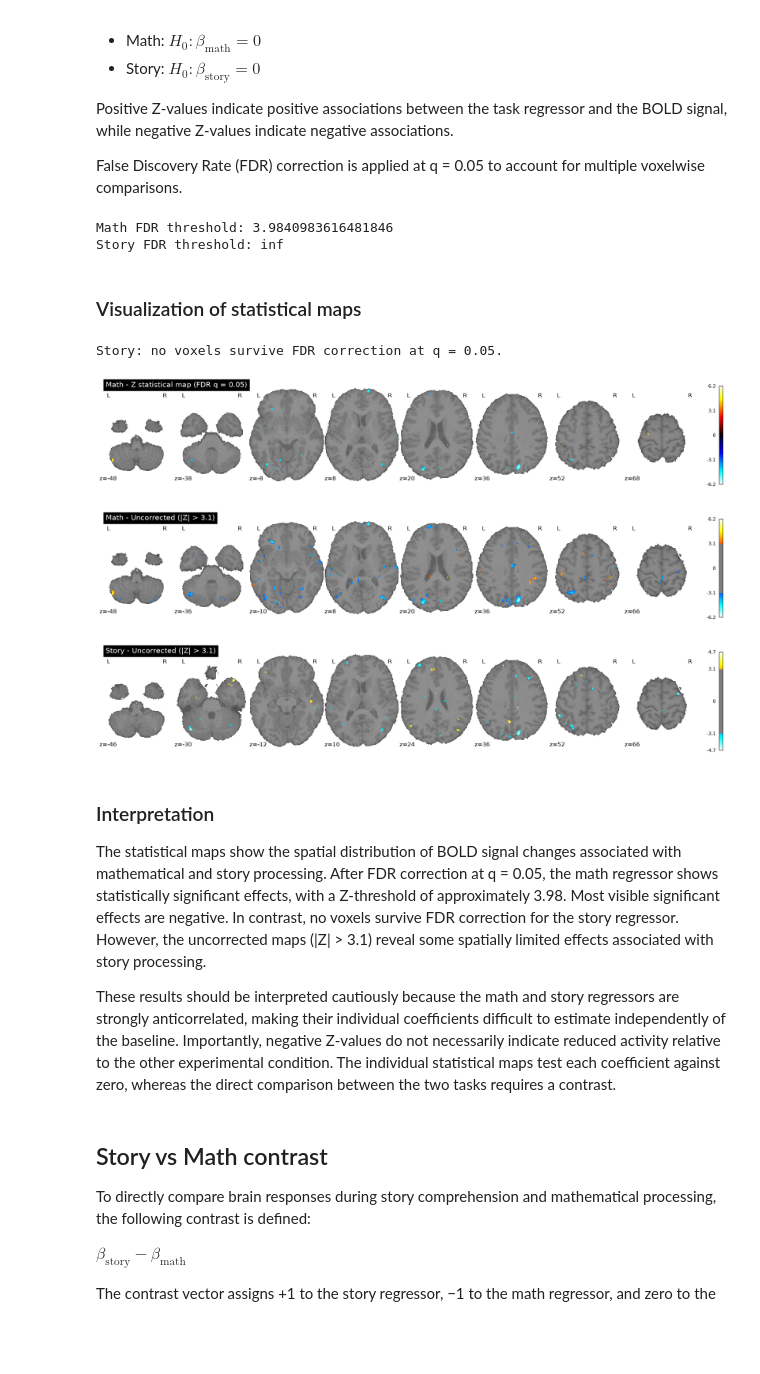
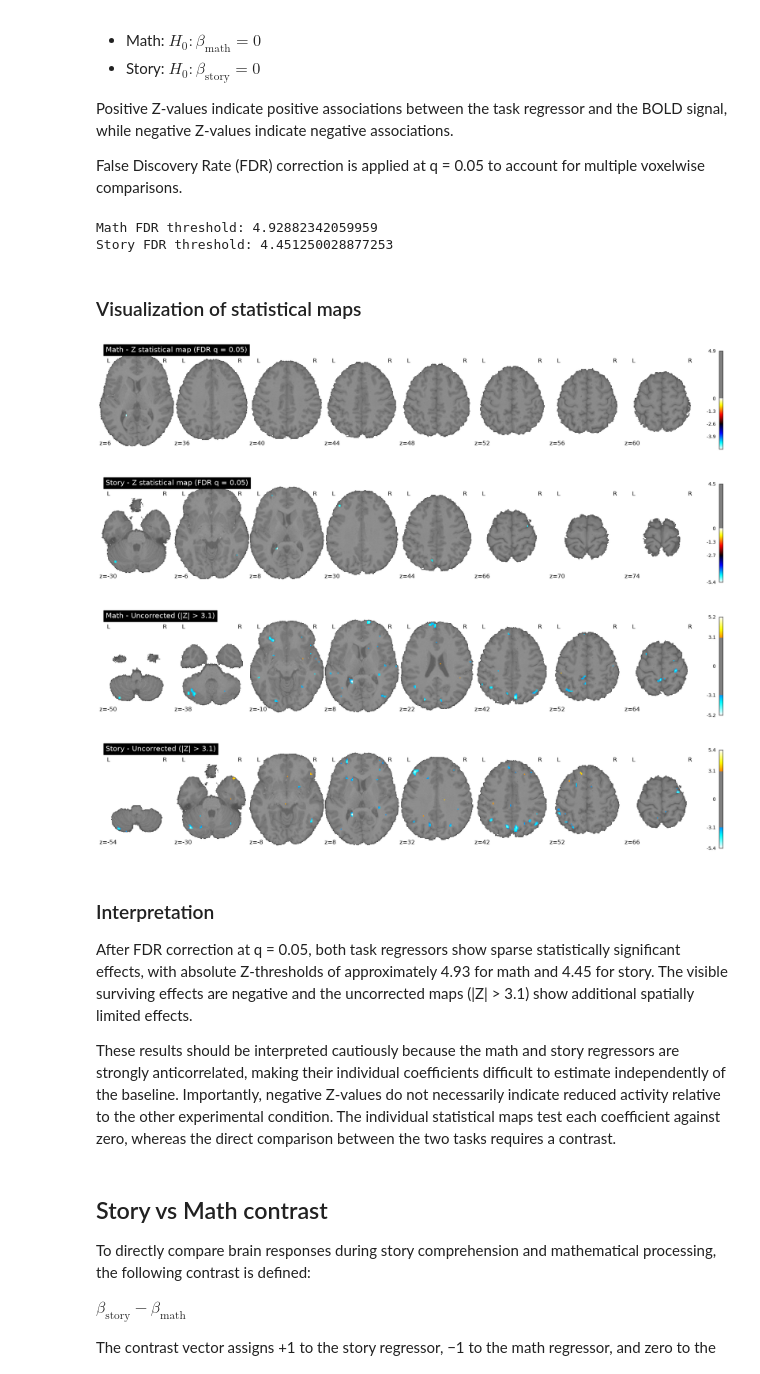
Before and after one commit to camillaberti/miniproject_nssp1, a Jupyter notebook: glm.ipynb, the cells around one changed output. Drawn from its saved outputs; the diff is of its cells as text; code cells hidden in the pictures; blank space fills up the shorter version.

```diff
--- a/glm.ipynb
+++ b/glm.ipynb
@@ -65,8 +63,9 @@ events_path = op.join(
 events = pd.read_csv(events_path)
 
 # Select the main experimental conditions
-events_glm = events[
-    events['trial_type'].isin(['math', 'story'])
+events_glm = events.loc[
+    events['trial_type'].isin(['math', 'story']),
+    ['onset', 'duration', 'trial_type']
 ].copy()
 
 # Account for the first 5 volumes removed during preprocessing
@@ -75,19 +74,9 @@ time_shift = start_vol * tr
 
 events_glm['onset'] = events_glm['onset'] - time_shift
 
-# Remove events ending before the retained acquisition
-events_glm = events_glm[
-    events_glm['onset'] + events_glm['duration'] > 0
-].copy()
+# Preserve negative onsets and original durations because stimulation before
+# the first retained image still contributes to its BOLD signal.
 
-# Adjust events overlapping the beginning
-events_glm['duration'] = (
-    events_glm['onset'] + events_glm['duration']
-).clip(lower=0) - events_glm['onset'].clip(lower=0)
-
-events_glm['onset'] = events_glm['onset'].clip(lower=0)
-
-# Sort events
 events_glm = events_glm.sort_values('onset').reset_index(drop=True)
 
 events_glm
@@ -287,44 +280,41 @@ story_fdr, story_threshold = threshold_stats_img(
 print("Math FDR threshold:", math_threshold)
 print("Story FDR threshold:", story_threshold)
 # %% [output]
-Math FDR threshold: 3.9840983616481846
-Story FDR threshold: inf
+Math FDR threshold: 4.92882342059959
+Story FDR threshold: 4.451250028877253
 # %% [markdown]
 ### Visualization of statistical maps
 # %%
 # Math statistical map
 plot_stat_map(
     math_fdr,
     bg_img=bg_img,
     black_bg=False,
     title='Math - Z statistical map (FDR q = 0.05)',
     display_mode='z',
     cut_coords=8,
-    threshold=0,
+    threshold=math_threshold,
     cmap='cold_hot',
     colorbar=True
 )
 
 # Story statistical map
-if np.isfinite(story_threshold):
-    plot_stat_map(
-        story_fdr,
-        bg_img=bg_img,
-        black_bg=False,
-        title='Story - Z statistical map (FDR q = 0.05)',
-        display_mode='z',
-        cut_coords=8,
-        threshold=0,
-        cmap='cold_hot',
-        colorbar=True
-    )
-else:
-    print("Story: no voxels survive FDR correction at q = 0.05.")
+plot_stat_map(
+    story_fdr,
+    bg_img=bg_img,
+    black_bg=False,
+    title='Story - Z statistical map (FDR q = 0.05)',
+    display_mode='z',
+    cut_coords=8,
+    threshold=story_threshold,
+    cmap='cold_hot',
+    colorbar=True
+)
 
 show()
 # %% [output]
-Story: no voxels survive FDR correction at q = 0.05.
-[figure, old version]
+[figure, new version]
+[figure, added]
 # %%
 plot_stat_map(
     z_map_math,
@@ -352,13 +342,12 @@ plot_stat_map(
 
 show()
 # %% [output]
-[figure, old version]
+[figure, new version]
-[figure, old version]
+[figure, new version]
 # %% [markdown]
 ### Interpretation
 
-The statistical maps show the spatial distribution of BOLD signal changes associated with mathematical and story processing. After FDR correction at q = 0.05, the math regressor shows statistically significant effects, with a Z-threshold of approximately 3.98. Most visible significant effects are negative.
-In contrast, no voxels survive FDR correction for the story regressor. However, the uncorrected maps (|Z| > 3.1) reveal some spatially limited effects associated with story processing.
+After FDR correction at q = 0.05, both task regressors show sparse statistically significant effects, with absolute Z-thresholds of approximately 4.93 for math and 4.45 for story. The visible surviving effects are negative and the uncorrected maps (|Z| > 3.1) show additional spatially limited effects.
 
 These results should be interpreted cautiously because the math and story regressors are strongly anticorrelated, making their individual coefficients difficult to estimate independently of the baseline.
 Importantly, negative Z-values do not necessarily indicate reduced activity relative to the other experimental condition. The individual statistical maps test each coefficient against zero, whereas the direct comparison between the two tasks requires a contrast.
```
Also changed, not shown: parts of 15 cells of this notebook, 15 other files.
